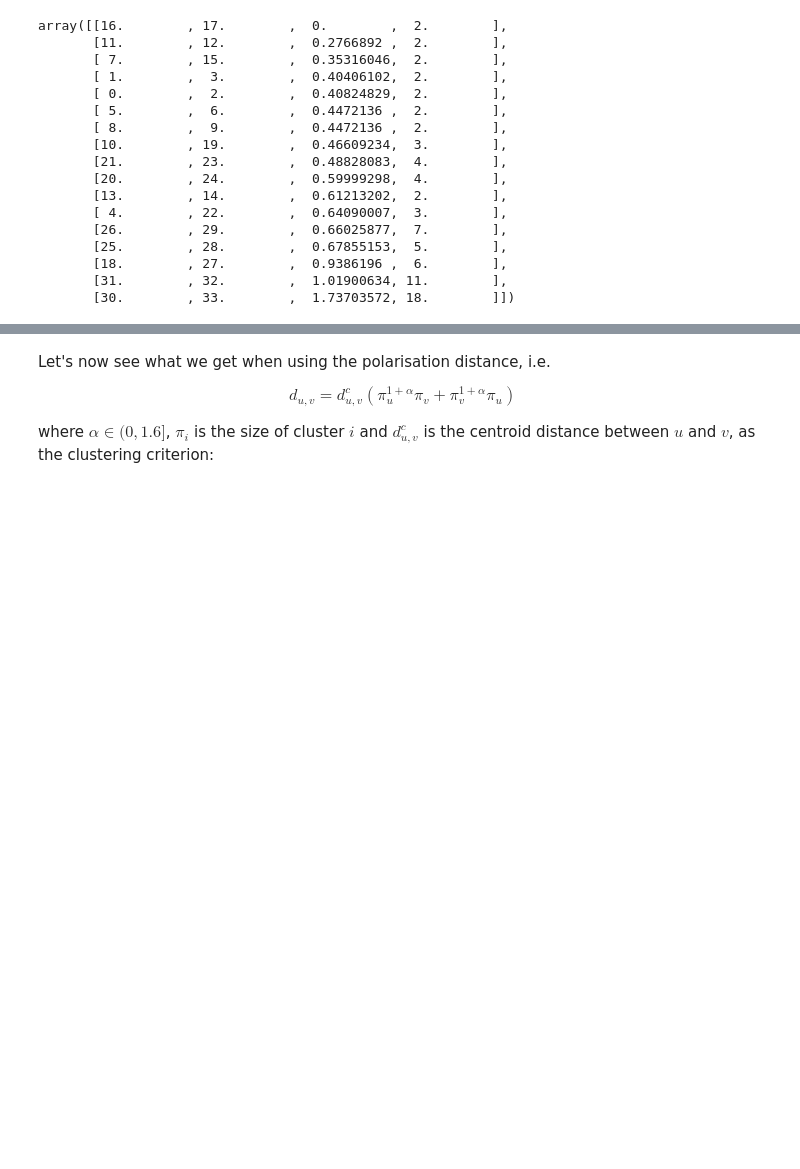
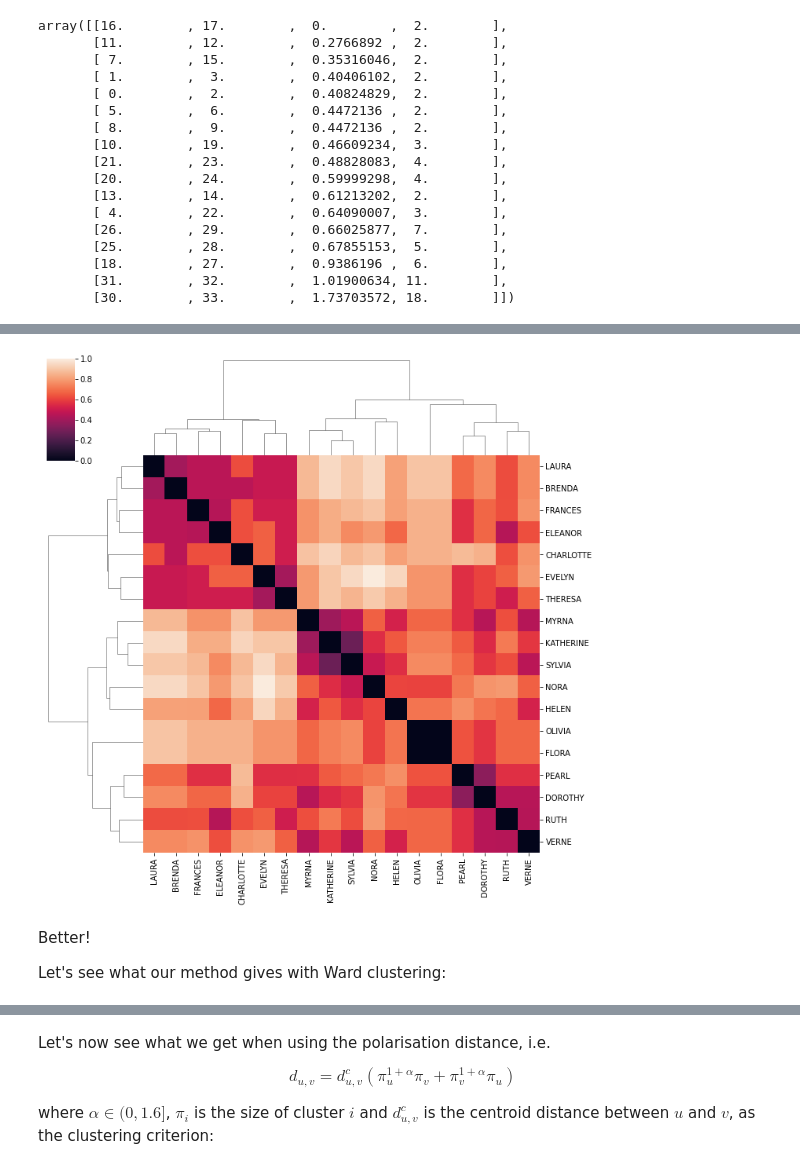
Before and after one commit to adrifcid/polarisation, a Jupyter notebook: notebooks/SouthernWomen.ipynb, the cells around one changed output, grey strips where cells are left out. Drawn from its saved outputs; the diff is of its cells as text; code cells hidden in the pictures; blank space fills up the shorter version.

```diff
--- a/notebooks/SouthernWomen.ipynb
+++ b/notebooks/SouthernWomen.ipynb
@@ -234,3 +241,14 @@ While our method gives:
+# %%
+import seaborn as sns
+
+sns.clustermap(df, row_linkage=z_sc, col_linkage=z_sc)
+plt.show()
+# %% [output]
+[figure, added]
+# %% [markdown]
+Better!
+
+Let's see what our method gives with Ward clustering:
 # %%
 #for importing from parent directory
 import os,sys,inspect
```
Also changed, not shown: parts of 61 cells of this notebook.
